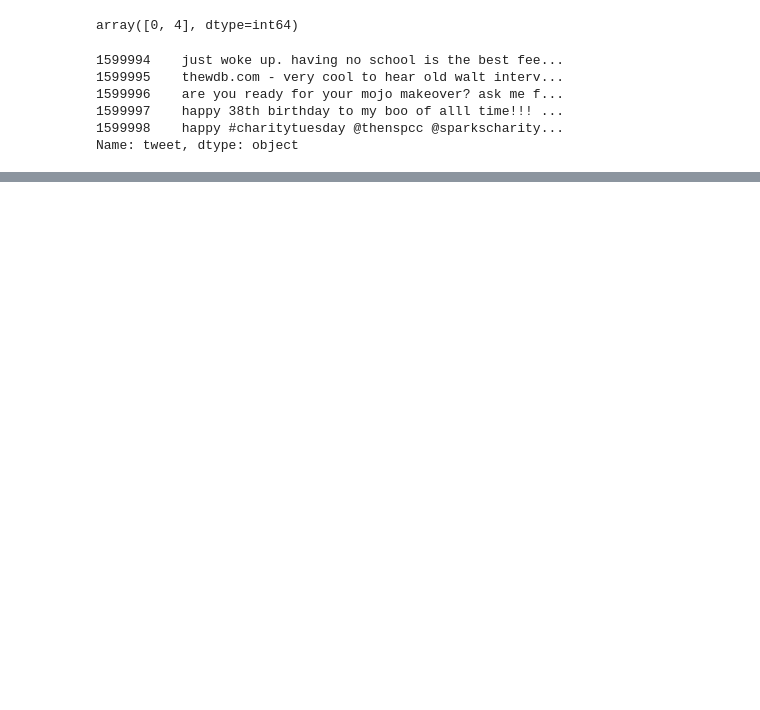
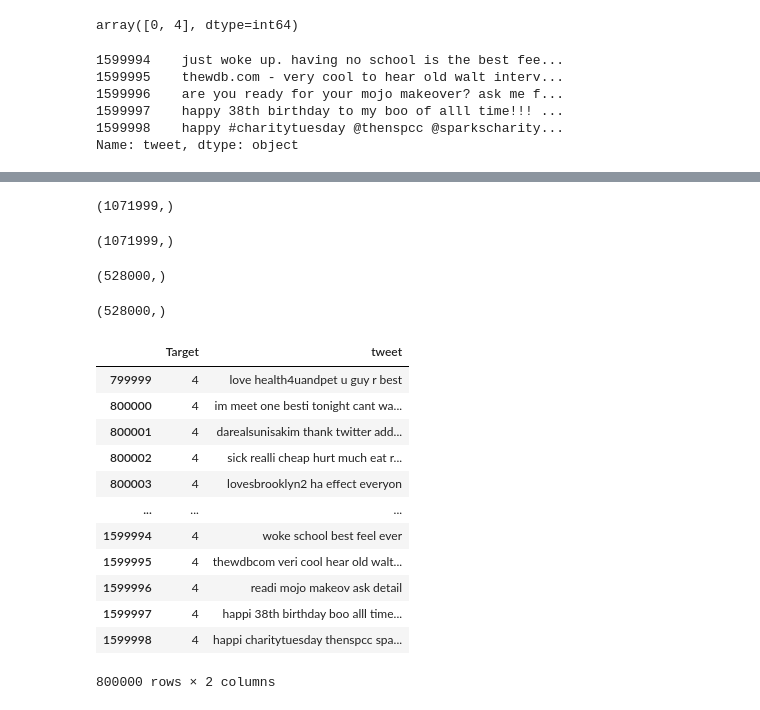
Before and after one commit to Kavya-umashankar/Semtiment-Analysis, a Jupyter notebook: sentiment analysis.ipynb, the cells around one changed output, grey strips where cells are left out. Drawn from its saved outputs; the diff is of its cells as text; code cells hidden in the pictures; blank space fills up the shorter version.

```diff
--- a/sentiment analysis.ipynb
+++ b/sentiment analysis.ipynb
@@ -357,0 +190,33 @@ True
+# %%
+xTrain.shape
+# %% [output]
+(1071999,)
+# %%
+yTrain.shape
+# %% [output]
+(1071999,)
+# %%
+xTest.shape
+# %% [output]
+(528000,)
+# %%
+yTest.shape
+# %% [output]
+(528000,)
+# %%
+dfPosReview = data[data['Target'] == 4]
+dfPosReview
+# %% [output]
+|  | Target | tweet |
+| 799999 | 4 | love health4uandpet u guy r best |
+| 800000 | 4 | im meet one besti tonight cant wa... |
+| 800001 | 4 | darealsunisakim thank twitter add... |
+| 800002 | 4 | sick realli cheap hurt much eat r... |
+| 800003 | 4 | lovesbrooklyn2 ha effect everyon |
+| ... | ... | ... |
+| 1599994 | 4 | woke school best feel ever |
+| 1599995 | 4 | thewdbcom veri cool hear old walt... |
+| 1599996 | 4 | readi mojo makeov ask detail |
+| 1599997 | 4 | happi 38th birthday boo alll time... |
+| 1599998 | 4 | happi charitytuesday thenspcc spa... |
+800000 rows × 2 columns
```
Also changed, not shown: parts of 55 cells of this notebook.
